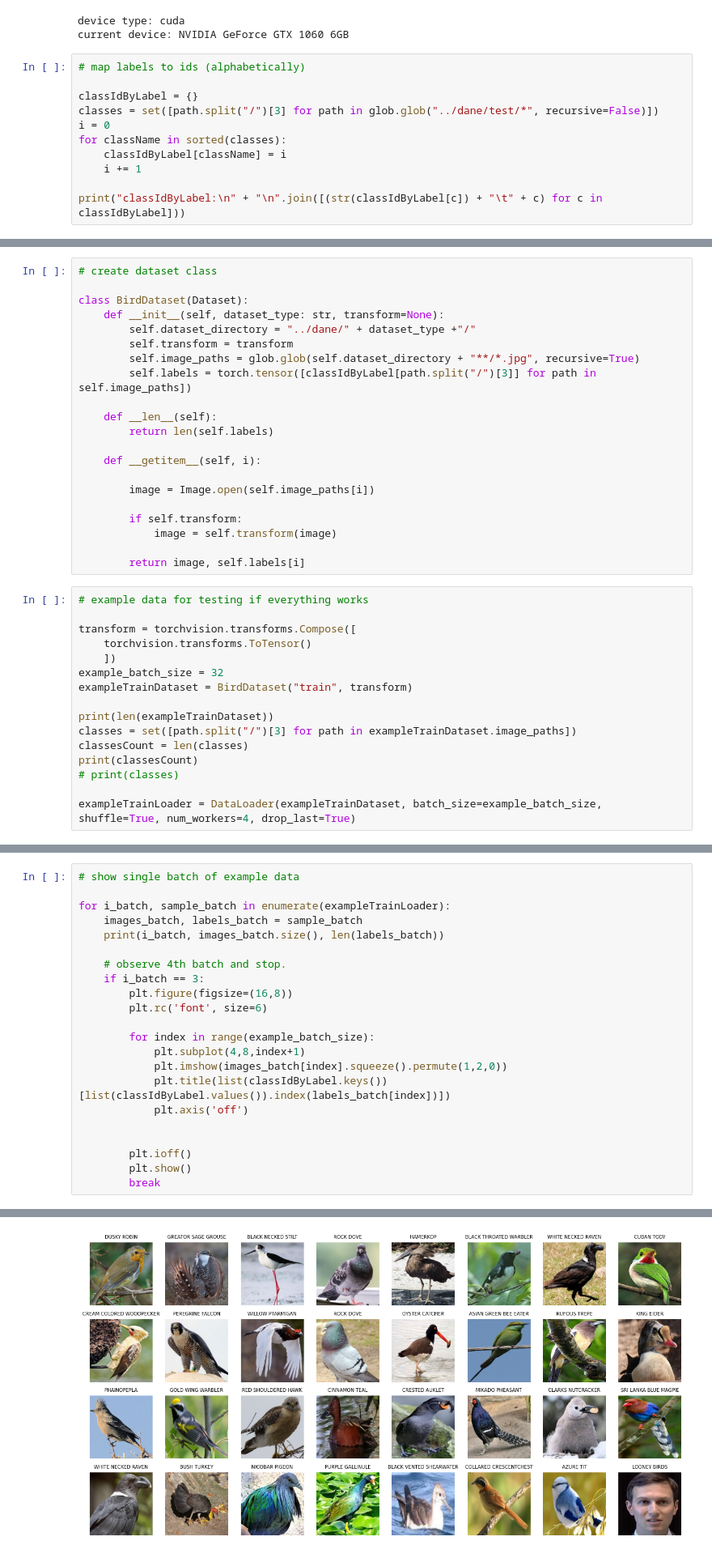
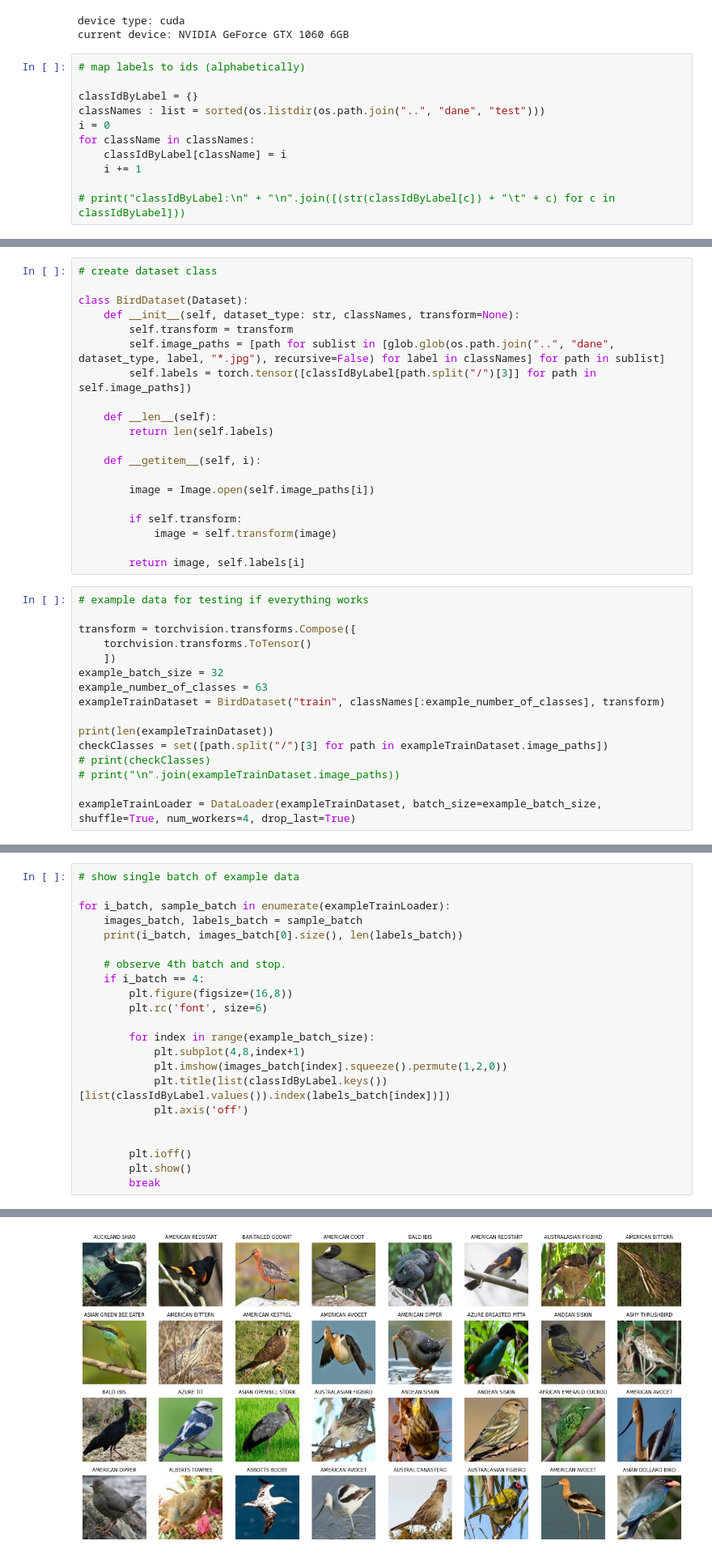
Before and after one commit to aSliwska/klasyfikatorPtakow-wdssn, a Jupyter notebook: src/net_ver1.ipynb, the cells around one changed output, grey strips where cells are left out. Shown at 81% size. Saved outputs shown, nothing was run; the diff lists cells and outputs as text.

```diff
--- a/src/net_ver1.ipynb
+++ b/src/net_ver1.ipynb
@@ -28,10 +29,10 @@ current device: NVIDIA GeForce GTX 1060 6GB
 # map labels to ids (alphabetically)
 
 classIdByLabel = {}
-classes = set([path.split("/")[3] for path in glob.glob("../dane/test/*", recursive=False)])
+classNames : list = sorted(os.listdir(os.path.join("..", "dane", "test")))
 i = 0
-for className in sorted(classes):
+for className in classNames:
     classIdByLabel[className] = i
     i += 1
 
-print("classIdByLabel:\n" + "\n".join([(str(classIdByLabel[c]) + "\t" + c) for c in classIdByLabel]))
+# print("classIdByLabel:\n" + "\n".join([(str(classIdByLabel[c]) + "\t" + c) for c in classIdByLabel]))
@@ -57,10 +40,9 @@ classIdByLabel:
 # create dataset class
 
 class BirdDataset(Dataset):
-    def __init__(self, dataset_type: str, transform=None):
-        self.dataset_directory = "../dane/" + dataset_type +"/"
+    def __init__(self, dataset_type: str, classNames, transform=None):
         self.transform = transform
-        self.image_paths = glob.glob(self.dataset_directory + "**/*.jpg", recursive=True)
+        self.image_paths = [path for sublist in [glob.glob(os.path.join("..", "dane", dataset_type, label, "*.jpg"), recursive=False) for label in classNames] for path in sublist]
         self.labels = torch.tensor([classIdByLabel[path.split("/")[3]] for path in self.image_paths])
 
     def __len__(self):
@@ -81,13 +63,13 @@ transform = torchvision.transforms.Compose([
     torchvision.transforms.ToTensor()
     ])
 example_batch_size = 32
-exampleTrainDataset = BirdDataset("train", transform)
+example_number_of_classes = 63
+exampleTrainDataset = BirdDataset("train", classNames[:example_number_of_classes], transform)
 
 print(len(exampleTrainDataset))
-classes = set([path.split("/")[3] for path in exampleTrainDataset.image_paths])
-classesCount = len(classes)
-print(classesCount)
-# print(classes)
+checkClasses = set([path.split("/")[3] for path in exampleTrainDataset.image_paths])
+# print(checkClasses)
+# print("\n".join(exampleTrainDataset.image_paths))
 
 exampleTrainLoader = DataLoader(exampleTrainDataset, batch_size=example_batch_size, shuffle=True, num_workers=4, drop_last=True)
 # %% [output]
@@ -98,10 +79,10 @@ exampleTrainLoader = DataLoader(exampleTrainDataset, batch_size=example_batch_si
 
 for i_batch, sample_batch in enumerate(exampleTrainLoader):
     images_batch, labels_batch = sample_batch
-    print(i_batch, images_batch.size(), len(labels_batch))
+    print(i_batch, images_batch[0].size(), len(labels_batch))
 
     # observe 4th batch and stop.
-    if i_batch == 3:
+    if i_batch == 4:
         plt.figure(figsize=(16,8))
         plt.rc('font', size=6)
 
@@ -123,3 +105,3 @@ for i_batch, sample_batch in enumerate(exampleTrainLoader):
-[figure, old version]
+[figure, new version]
 # %%
 # tune a pretrained model
```
Also changed, not shown: parts of 8 cells of this notebook.
